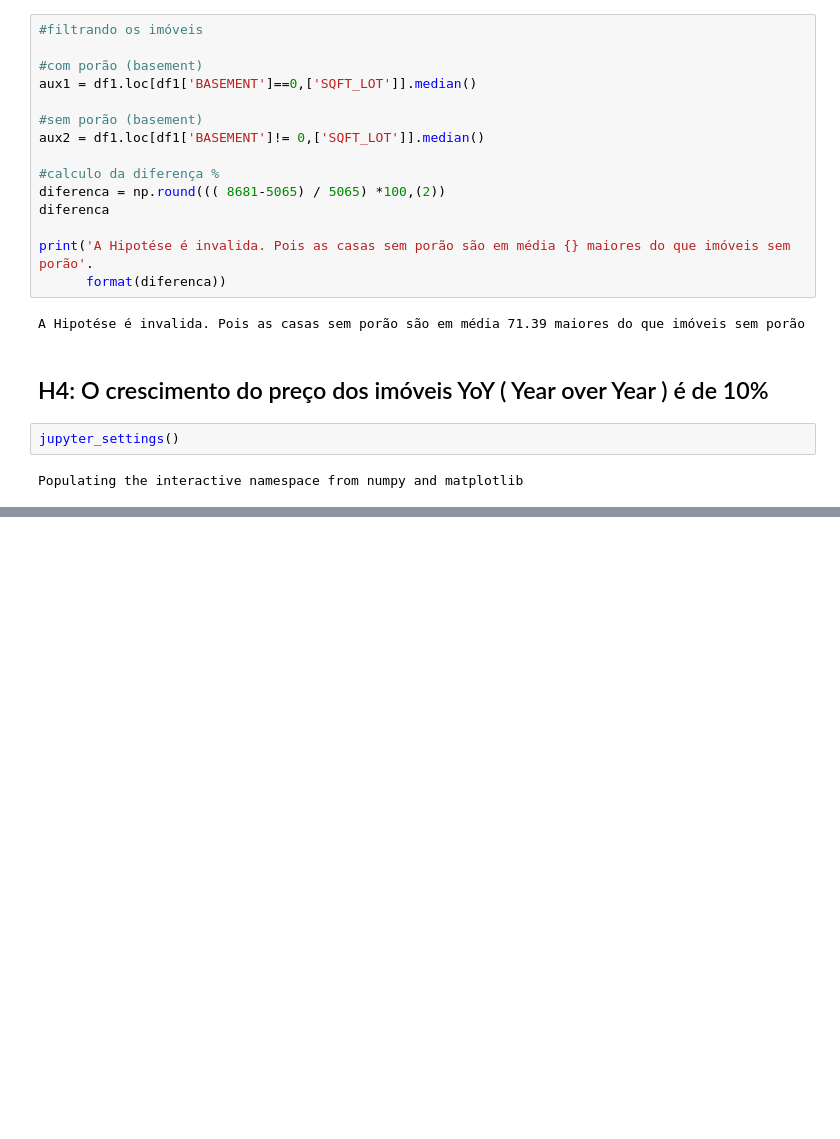
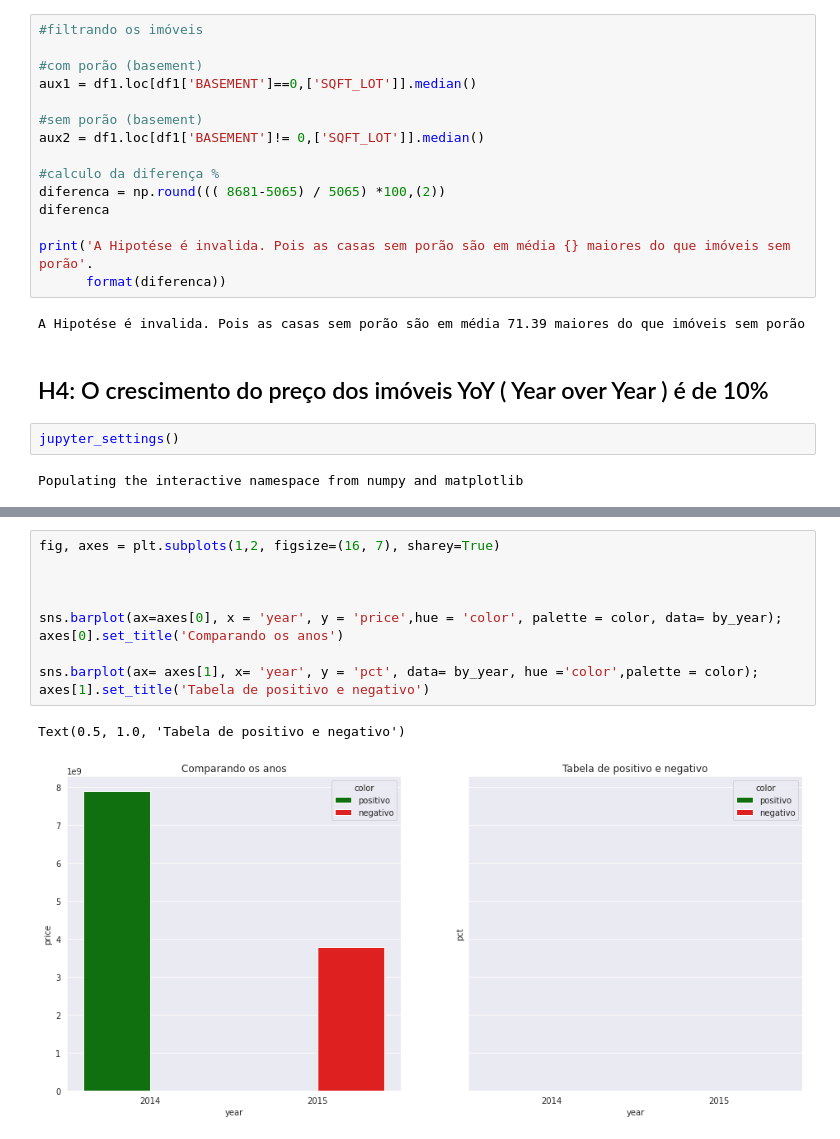
Before and after one commit to guiaraujofreitas/python_do_zero, a Jupyter notebook: Projetos_de_Insights_HouseRocket.ipynb, the cells around one changed output, grey strips where cells are left out. Drawn from its saved outputs; the diff is of its cells as text; blank space fills up the shorter version.

```diff
--- a/Projetos_de_Insights_HouseRocket.ipynb
+++ b/Projetos_de_Insights_HouseRocket.ipynb
@@ -334,0 +338,13 @@ sns.barplot(x= 'year', y = 'pct', data= by_year, hue ='color',palette = color);
+# %%
+fig, axes = plt.subplots(1,2, figsize=(16, 7), sharey=True)
+
+
+
+sns.barplot(ax=axes[0], x = 'year', y = 'price',hue = 'color', palette = color, data= by_year);
+axes[0].set_title('Comparando os anos')
+
+sns.barplot(ax= axes[1], x= 'year', y = 'pct', data= by_year, hue ='color',palette = color);
+axes[1].set_title('Tabela de positivo e negativo')
+# %% [output]
+Text(0.5, 1.0, 'Tabela de positivo e negativo')
+[figure, added]
```
Also changed, not shown: parts of 3 cells of this notebook.
